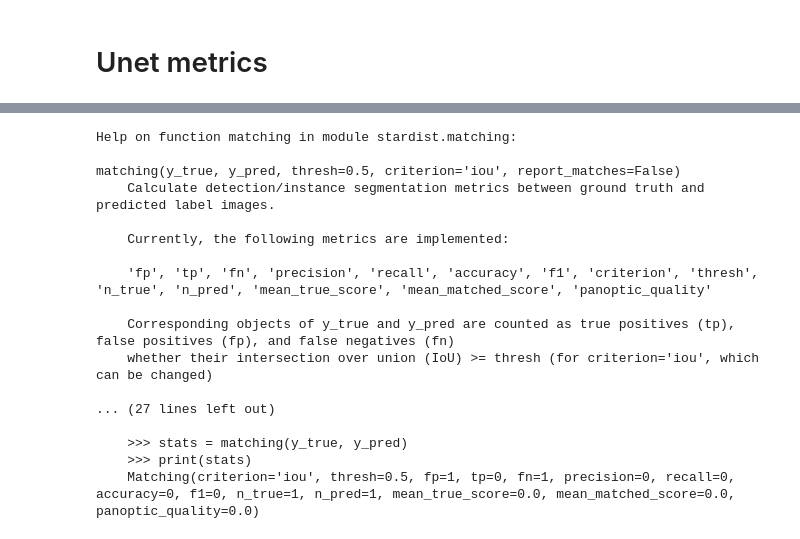
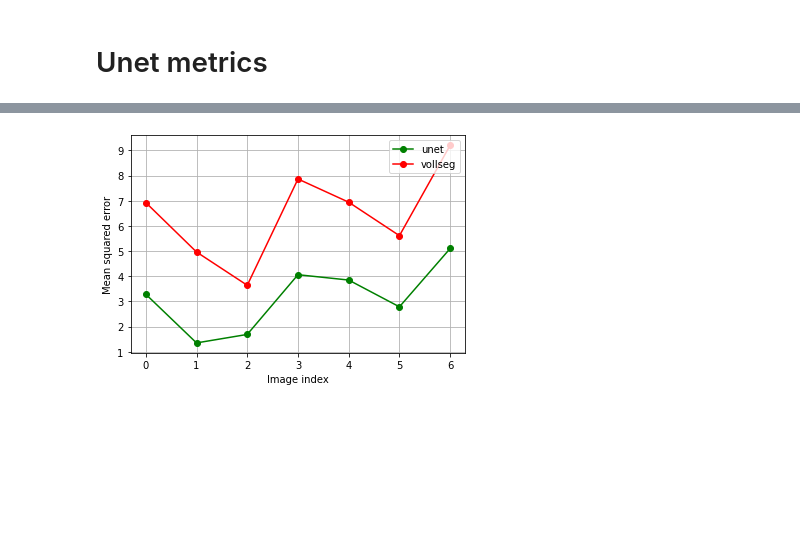
Before and after one commit to kapoorlab/BioPython, a Jupyter notebook: OtherPythonNotebooks/SegmentationMetrics.ipynb, the cells around one changed output, grey strips where cells are left out. Saved outputs shown, nothing was run; the diff lists cells and outputs as text; code cells hidden in the pictures; blank space fills up the shorter version.

```diff
--- a/OtherPythonNotebooks/SegmentationMetrics.ipynb
+++ b/OtherPythonNotebooks/SegmentationMetrics.ipynb
@@ -497,21 +498,11 @@ plt.savefig(Results + 'MSE')
-# %%
-from stardist.matching import matching
-help(matching)
-# %% [output]
-Help on function matching in module stardist.matching:
-
-matching(y_true, y_pred, thresh=0.5, criterion='iou', report_matches=False)
-    Calculate detection/instance segmentation metrics between ground truth and predicted label images.
-
-    Currently, the following metrics are implemented:
-
-    'fp', 'tp', 'fn', 'precision', 'recall', 'accuracy', 'f1', 'criterion', 'thresh', 'n_true', 'n_pred', 'mean_true_score', 'mean_matched_score', 'panoptic_quality'
-
-    Corresponding objects of y_true and y_pred are counted as true positives (tp), false positives (fp), and false negatives (fn)
-    whether their intersection over union (IoU) >= thresh (for criterion='iou', which can be changed)
-
-... (27 lines left out)
-
-    >>> stats = matching(y_true, y_pred)
-    >>> print(stats)
-    Matching(criterion='iou', thresh=0.5, fp=1, tp=0, fn=1, precision=0, recall=0, accuracy=0, f1=0, n_true=1, n_pred=1, mean_true_score=0.0, mean_matched_score=0.0, panoptic_quality=0.0)
+# %%
+plt.plot(Binmse, '-og', label = "unet")
+plt.plot(Vollmse, '-or', label = "vollseg")
+
+plt.grid()
+plt.legend(loc='upper right')
+plt.xlabel('Image index')
+plt.ylabel('Mean squared error')
+plt.savefig(Results + 'MSE_unet_voll')
+# %% [output]
+[figure, added]
```
Also changed, not shown: parts of 6 cells of this notebook.
